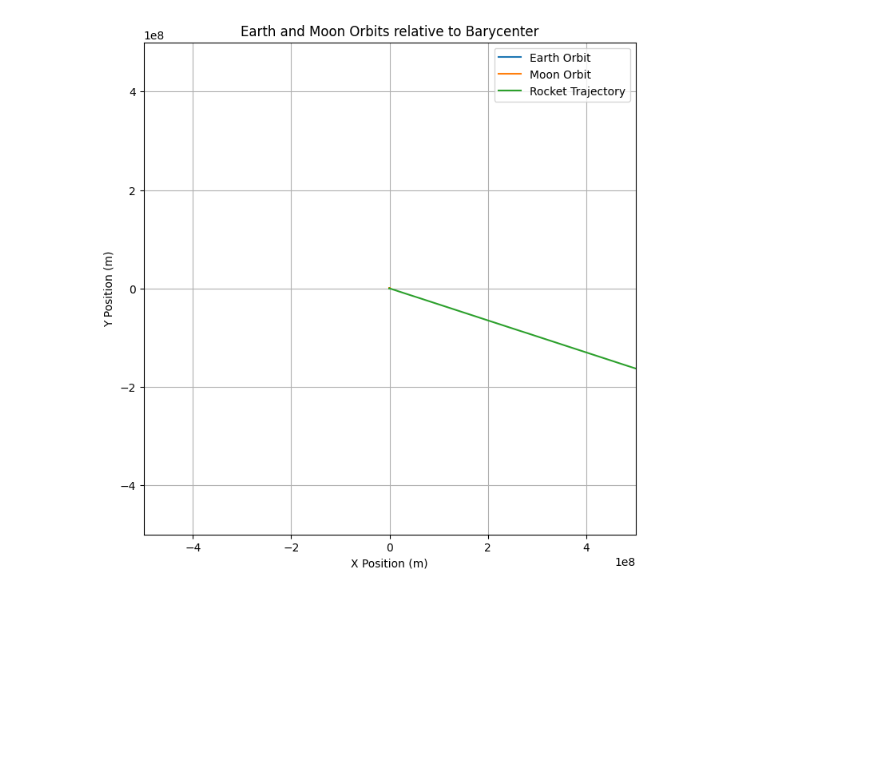
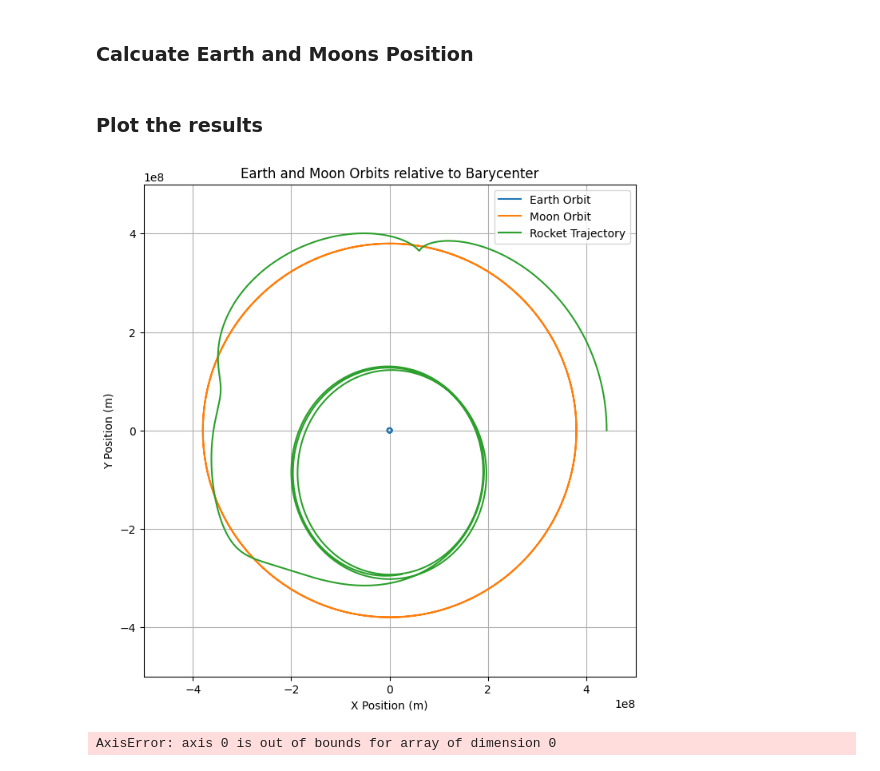
Before and after one commit to Sam-Coulthurst/ComputingProject, a Jupyter notebook: main.ipynb, the cells around one changed output. Drawn from its saved outputs; the diff is of its cells as text; code cells hidden in the pictures; blank space fills up the shorter version.

```diff
--- a/main.ipynb
+++ b/main.ipynb
@@ -15,4 +25,7 @@ pos_L2, v_L2 = compute_L2()
 # %%
-r_rocket_barycenter, v_rocket_barycenter = evolve(pos_L2, v_L2, time, time_step, method='RK4')
-#print(r_rocket_barycenter)
-pos_earth, pos_moon = pos_earth_moon(time)
+r_rocket_barycenter, v_rocket_barycenter = evolve(pos_L2, v_L2, time, time_step, method='Taylor')
+r,v = evolve(pos_L2, v_L2, time, time_step, method='RK4')
+
+plt.plot(r_rocket_barycenter[0], r_rocket_barycenter[1], label='Rocket (Barycenter Frame)', color='red')
+plt.plot(r[0], r[1], label='Rocket (Inertial Frame)', color='blue')
+plt.show()
@@ -21,4 +36,14 @@ plt.plot(pos_earth[0],pos_earth[1])
+# %% [markdown]
+### Calcuate Earth and Moons Position
+# %%
+r_earth_barycenter, r_moon_barycenter = pos_earth_moon(time)
+# %% [markdown]
+### Plot the results
 # %%
-plot_trajectories(pos_earth, pos_moon, r_rocket_barycenter)
+plot_trajectories(r_earth_barycenter, r_moon_barycenter, r_rocket_barycenter)
 # %% [output]
-[figure, old version]
+[figure, new version]
+# %%
+E_rocket = energy(r_rocket_barycenter,1,v_rocket_barycenter,r_earth_barycenter,r_moon_barycenter)
+# %% [output]
+AxisError: axis 0 is out of bounds for array of dimension 0
```
Also changed, not shown: parts of 10 cells of this notebook, 3 other files.
